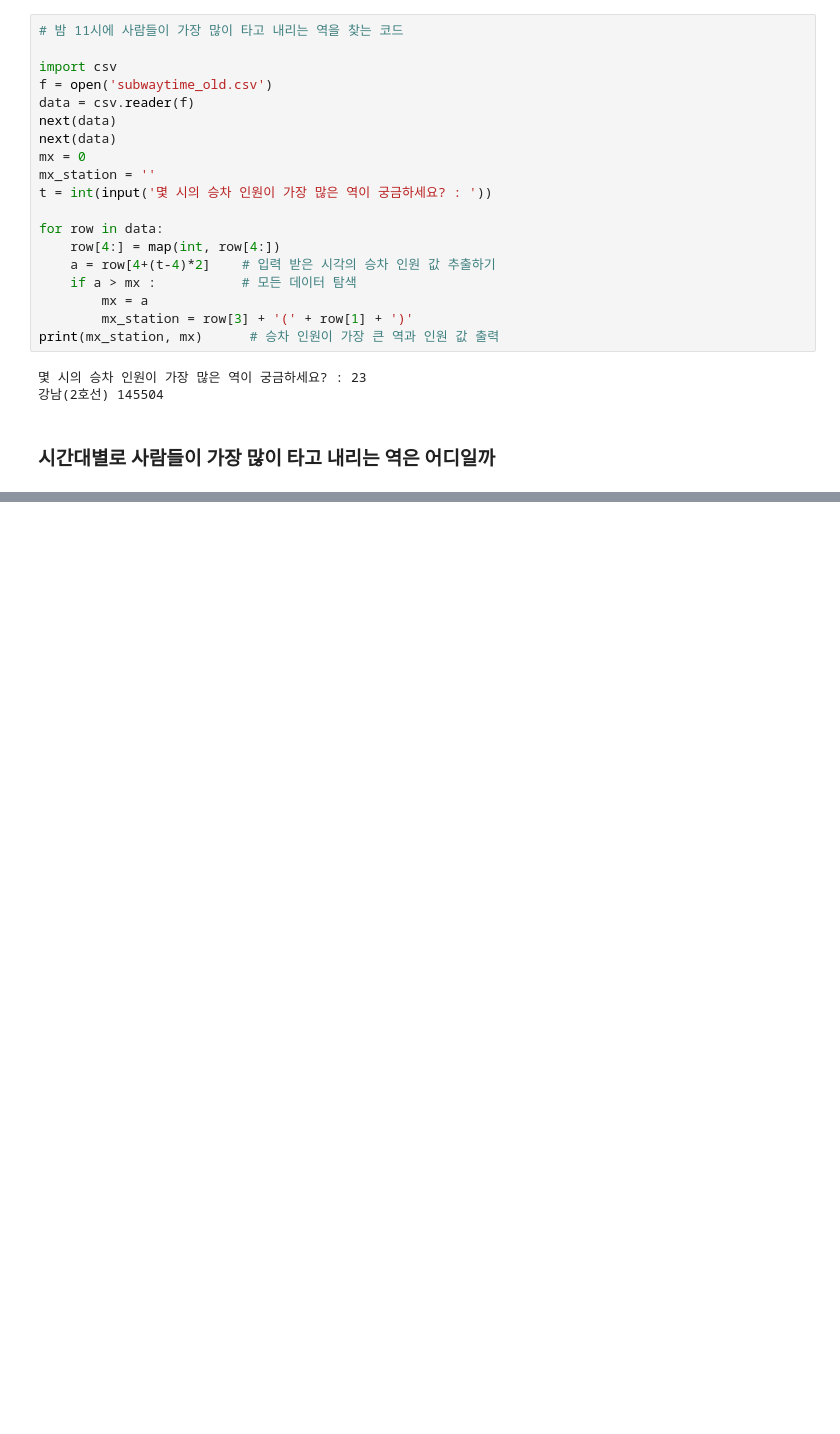
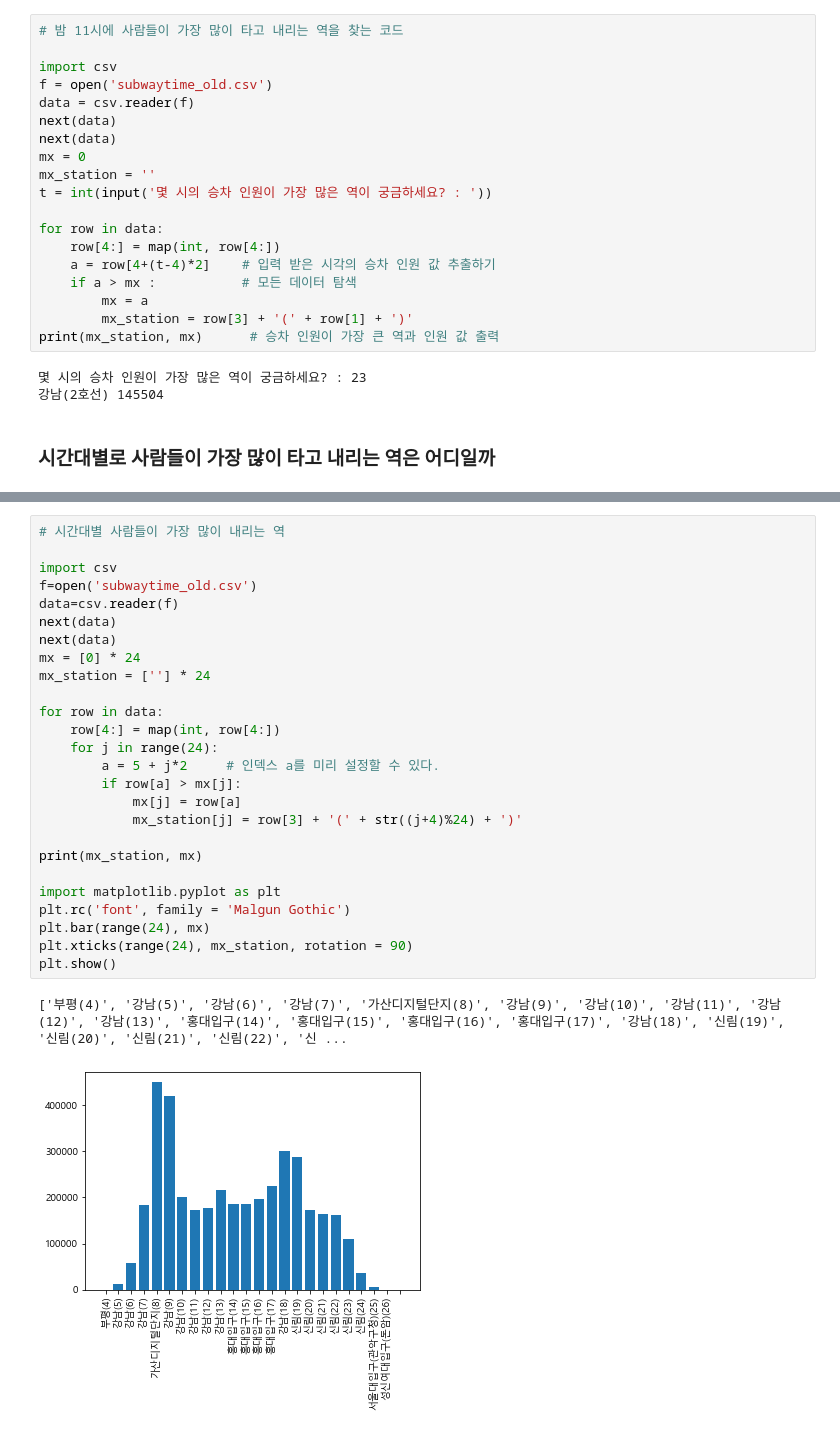
Before and after one commit to Park-Young-Bin/DataViusal_with_Python, a Jupyter notebook: Practice_unit12.ipynb, the cells around one changed output, grey strips where cells are left out. Drawn from its saved outputs; the diff is of its cells as text; blank space fills up the shorter version.

```diff
--- a/Practice_unit12.ipynb
+++ b/Practice_unit12.ipynb
@@ -180,0 +217,29 @@ print(mx)
+# %%
+# 시간대별 사람들이 가장 많이 내리는 역
+
+import csv
+f=open('subwaytime_old.csv')
+data=csv.reader(f)
+next(data)
+next(data)
+mx = [0] * 24
+mx_station = [''] * 24
+
+for row in data:
+    row[4:] = map(int, row[4:])
+    for j in range(24):
+        a = 5 + j*2     # 인덱스 a를 미리 설정할 수 있다.
+        if row[a] > mx[j]:
+            mx[j] = row[a]
+            mx_station[j] = row[3] + '(' + str((j+4)%24) + ')'
+
+print(mx_station, mx)
+
+import matplotlib.pyplot as plt
+plt.rc('font', family = 'Malgun Gothic')
+plt.bar(range(24), mx)
+plt.xticks(range(24), mx_station, rotation = 90)
+plt.show()
+# %% [output]
+['부평(4)', '강남(5)', '강남(6)', '강남(7)', '가산디지털단지(8)', '강남(9)', '강남(10)', '강남(11)', '강남(12)', '강남(13)', '홍대입구(14)', '홍대입구(15)', '홍대입구(16)', '홍대입구(17)', '강남(18)', '신림(19)', '신림(20)', '신림(21)', '신림(22)', '신 ...
+[figure, added]
```
Also changed, not shown: parts of 4 cells of this notebook.
